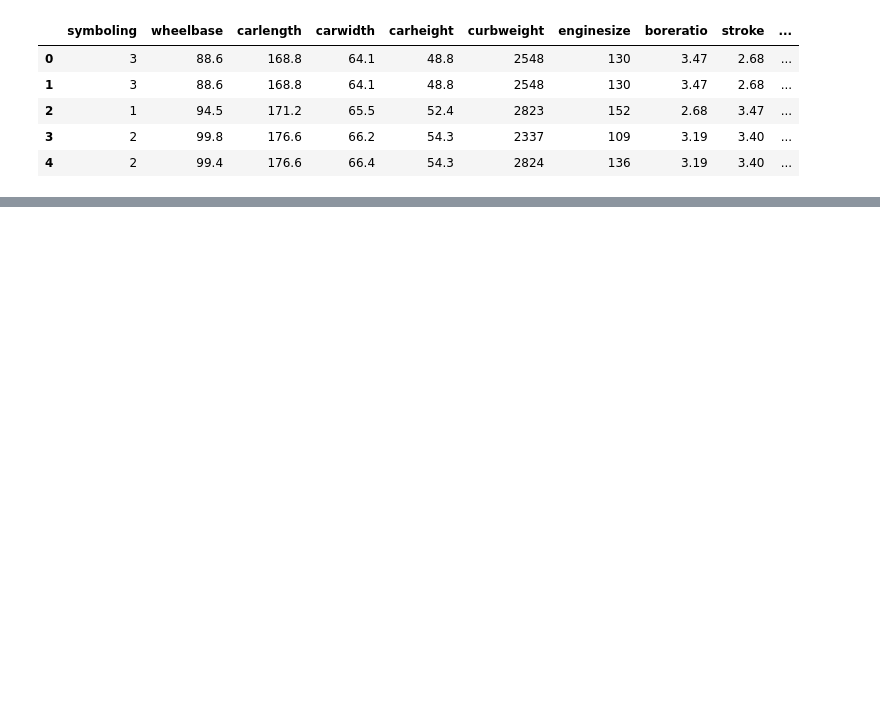
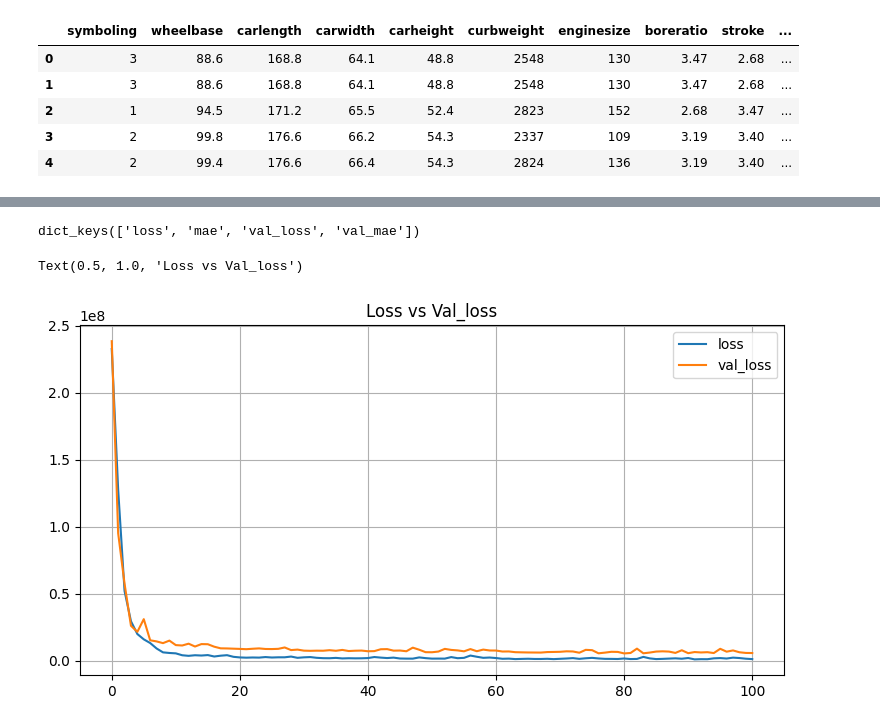
Before and after one commit to dominhkhoi2002/CarPrice_Prediction, a Jupyter notebook: CarPrice.ipynb, the cells around one changed output, grey strips where cells are left out. Drawn from its saved outputs; the diff is of its cells as text; code cells hidden in the pictures; blank space fills up the shorter version.

```diff
--- a/CarPrice.ipynb
+++ b/CarPrice.ipynb
@@ -337,0 +328,25 @@ Neural Network score is 0.9141242978969655
+# %%
+from keras.callbacks import EarlyStopping
+
+model6 = Sequential()
+optim = Adam(learning_rate=0.01)
+model6.add(InputLayer(input_shape=(X_train.shape[1],)))
+model6.add(Dense(256,activation="relu",kernel_initializer="normal"))
+model6.add(Dense(128,activation="relu",kernel_initializer="normal"))
+model6.add(Dense(64,activation="relu",kernel_initializer="normal"))
+model6.add(Dense(32,activation="relu",kernel_initializer="normal"))
+model6.add(Dense(1,activation="linear",kernel_initializer="normal"))
+
+model6.compile(loss="mse",optimizer= optim,metrics="mae")
+
+# Define the early stopping criteria
+early_stopping = EarlyStopping(monitor='val_loss', patience=20)
+
+from sklearn.preprocessing import MinMaxScaler
+scaler = MinMaxScaler()
+
+# Include the early stopping callback in the fit method
+history=model6.fit(scaler.fit_transform(X_train),y_train,batch_size=16,epochs=1000,validation_data=(scaler.transform(X_test),y_test), callbacks=[early_stopping])
+
+prediction6 = model6.predict(scaler.transform(X_test))
+print("Neural Network score is",r2_score(y_test,prediction6))
@@ -337,0 +371,15 @@ Neural Network score is 0.9141242978969655
+# %%
+
+#loss and val loss plot
+print(history.history.keys())
+plt.figure(1, figsize=(20, 10))
+plt.subplot(221)
+plt.plot(history.history['loss'], label="loss")
+plt.plot(history.history['val_loss'], label="val_loss")
+plt.grid(True)
+plt.legend(loc="best")
+plt.title("Loss vs Val_loss")
+# %% [output]
+dict_keys(['loss', 'mae', 'val_loss', 'val_mae'])
+Text(0.5, 1.0, 'Loss vs Val_loss')
+[figure, added]
```
Also changed, not shown: parts of 10 cells of this notebook.
